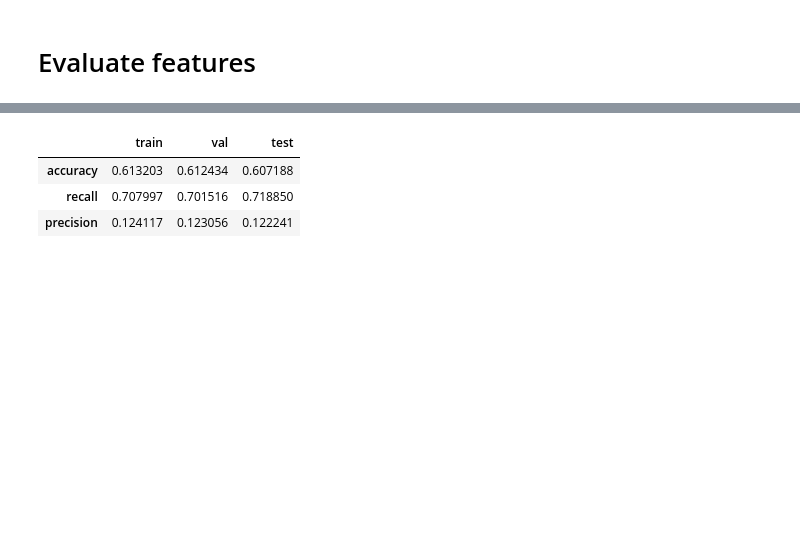
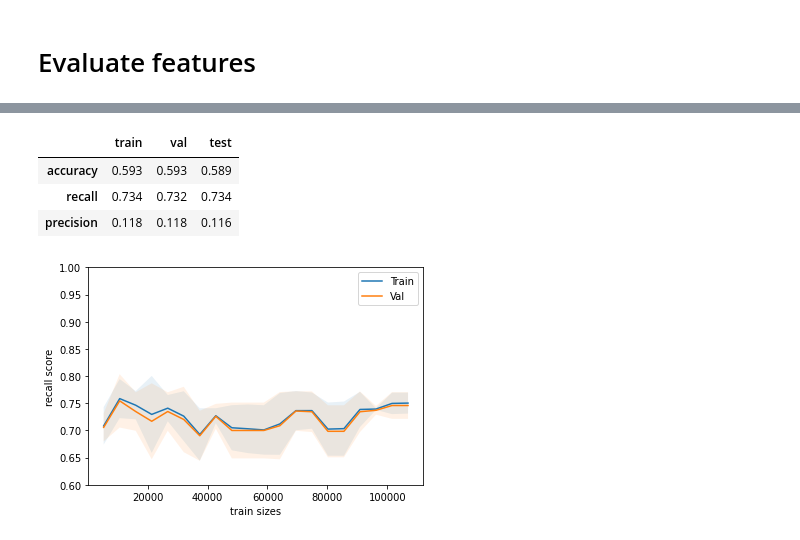
Before and after one commit to hanbo-e/wimlds_emissions, a Jupyter notebook: notebooks/baseline_model_guli.ipynb, the cells around one changed output, grey strips where cells are left out. Drawn from its saved outputs; the diff is of its cells as text; code cells hidden in the pictures; blank space fills up the shorter version.

```diff
--- a/notebooks/baseline_model_guli.ipynb
+++ b/notebooks/baseline_model_guli.ipynb
@@ -251,7 +334,7 @@ grid = {'model__max_depth': np.arange(2, 20, 1)}
 search = GridSearchCV(pipe,
                       grid,
                       scoring=['accuracy', 'recall', 'precision'],
-                      cv=5,
+                      cv=10,
                       refit='recall',
                       return_train_score=True,
                       n_jobs=-1
@@ -319,0 +359,3 @@ plt.xlabel('train sizes');
+# %%
+plot_learning_curve(search.best_estimator_, X_train[cols], y_train)
+scoring_table(search, 0)
@@ -376,17 +413,5 @@ pd.DataFrame(result)[['param_model__max_depth',
 # %%
-tmp = pd.DataFrame({'train':{'accuracy': result['mean_train_accuracy'][14],
-                       'recall': result['mean_train_recall'][14],
-                       'precision': result['mean_train_precision'][14]},
-              'val':{'accuracy': result['mean_test_accuracy'][14],
-                       'recall': result['mean_test_recall'][14],
-                       'precision': result['mean_test_precision'][14]}
-             })
-
-y_pred = search.best_estimator_.predict(X_test[cols])
-y_true = y_test
-tmp.loc['accuracy', 'test'] = accuracy_score(y_true, y_pred)
-tmp.loc['recall', 'test'] = recall_score(y_true, y_pred)
-tmp.loc['precision', 'test'] = precision_score(y_true, y_pred)
-tmp
+plot_learning_curve(search.best_estimator_, X_train[cols], y_train)
+scoring_table(search, 2)
 # %% [output]
 |  | train | val | test |
@@ -462,7 +452,7 @@ grid = {'model__max_depth': np.arange(2, 20, 1)}
 search = GridSearchCV(pipe,
                       grid,
                       scoring=['accuracy', 'recall', 'precision'],
-                      cv=5,
+                      cv=10,
                       refit='recall',
                       return_train_score=True,
                       n_jobs=-1
@@ -475,21 +477,9 @@ search.best_params_, search.best_score_
 # %%
-result = search.cv_results_
-tmp = pd.DataFrame({'train':{'accuracy': result['mean_train_accuracy'][5],
-                       'recall': result['mean_train_recall'][5],
-                       'precision': result['mean_train_precision'][5]},
-              'val':{'accuracy': result['mean_test_accuracy'][5],
-                       'recall': result['mean_test_recall'][5],
-                       'precision': result['mean_test_precision'][5]}
-             })
-
-y_pred = search.best_estimator_.predict(X_test[cols])
-y_true = y_test
-tmp.loc['accuracy', 'test'] = accuracy_score(y_true, y_pred)
-tmp.loc['recall', 'test'] = recall_score(y_true, y_pred)
-tmp.loc['precision', 'test'] = precision_score(y_true, y_pred)
-tmp
+plot_learning_curve(search.best_estimator_, X_train[cols], y_train)
+scoring_table(search, 0)
 # %% [output]
 |  | train | val | test |
-| accuracy | 0.613203 | 0.612434 | 0.607188 |
-| recall | 0.707997 | 0.701516 | 0.718850 |
-| precision | 0.124117 | 0.123056 | 0.122241 |
+| accuracy | 0.593 | 0.593 | 0.589 |
+| recall | 0.734 | 0.732 | 0.734 |
+| precision | 0.118 | 0.118 | 0.116 |
+[figure, added]
```
Also changed, not shown: parts of 67 cells of this notebook.
